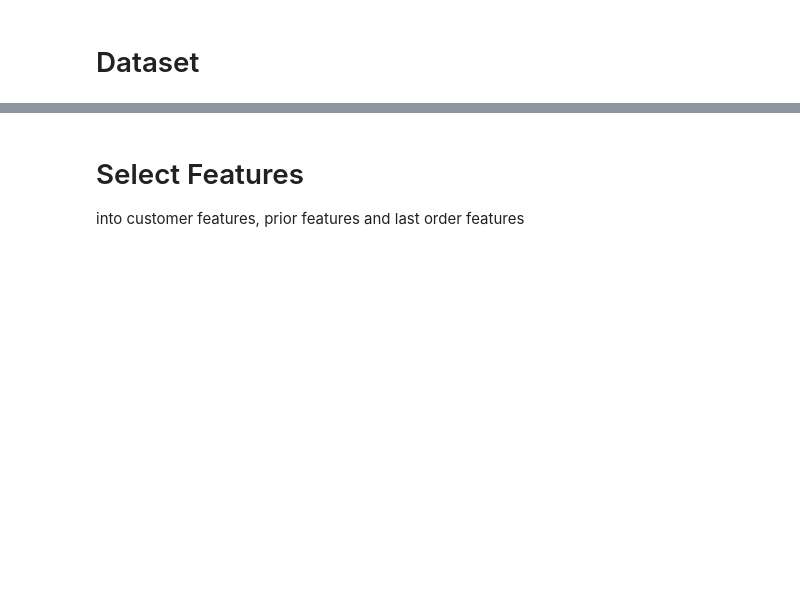
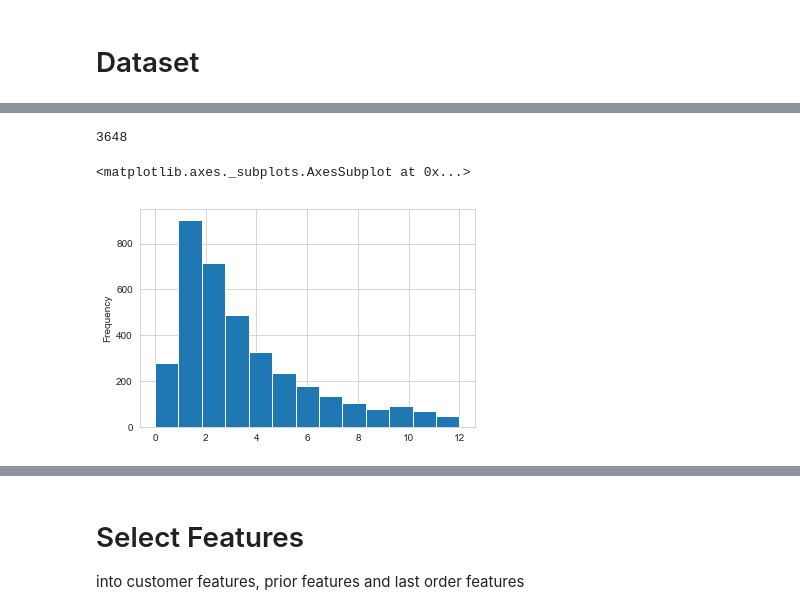
Before and after one commit to zipjet/bi-churn-analysis, a Jupyter notebook: python/next_order_predictions_days.ipynb, the cells around one changed output, grey strips where cells are left out. Drawn from its saved outputs; the diff is of its cells as text; code cells hidden in the pictures; blank space fills up the shorter version.

```diff
--- a/python/next_order_predictions_days.ipynb
+++ b/python/next_order_predictions_days.ipynb
@@ -162,3 +204,7 @@ Unknown customers: 268
+# %%
+df_known.order_id.nunique()
+# %% [output]
+3648
 # %%
 df_known['days_until_next_comp_bin_cat'] = pd.qcut(df_known.days_until_next_comp.sort_values(), 10)
 df_known['days_until_next_comp_bin'] = pd.qcut(df_known.days_until_next_comp.sort_values(), 10, labels=False)
@@ -165,3 +214,8 @@ df_known['days_until_next_comp_bin'] = pd.qcut(df_known.days_until_next_comp.sor
+# %%
+df_known.weeks_until_next_comp.plot(kind='hist', bins=df_known.weeks_until_next_comp.nunique())
+# %% [output]
+<matplotlib.axes._subplots.AxesSubplot at 0x...>
+[figure, added]
 # %%
 df_known.days_until_next_comp_bin.plot(kind='hist', bins=10)
 # %% [output]
```
Also changed, not shown: parts of 91 cells of this notebook, 1 other file.
